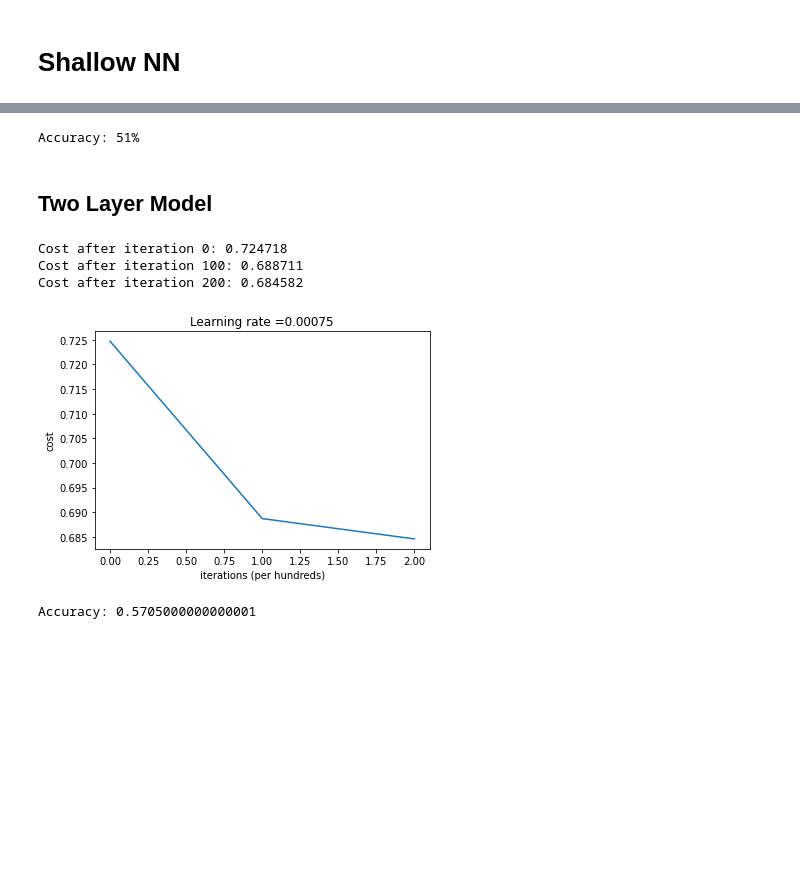
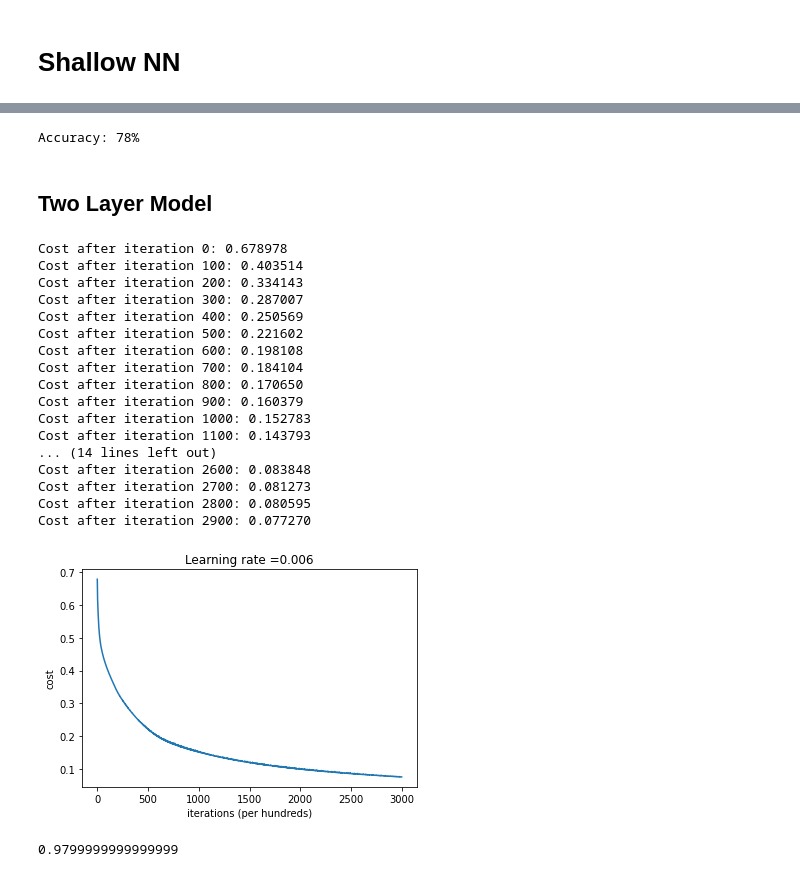
Before and after one commit to capt2101akash/deep_learning, a Jupyter notebook: main.ipynb, the cells around one changed output, grey strips where cells are left out. Drawn from its saved outputs; the diff is of its cells as text; code cells hidden in the pictures; blank space fills up the shorter version.

```diff
--- a/main.ipynb
+++ b/main.ipynb
@@ -5,7 +5,7 @@ import sklearn.datasets
 import sklearn.linear_model
 from PIL import Image
 # %%
-train_x, train_x_log, train_y, test_x, test_y, valid_x, valid_x_log, valid_y = load_data()
+train_x, train_y, valid_x, valid_y, test_x, test_y = load_data()
 train_y = train_y.reshape(train_y.shape[0], -1).T
 train_x = train_x.T
 
@@ -108,7 +101,7 @@ def nn_model(X, Y, n_h, num_iterations = 10000, print_cost=False):
         grads = backward_propagation(parameters, cache, X, Y)
 
         # Gradient descent parameter update. Inputs: "parameters, grads". Outputs: "parameters".
-        parameters = update_parameters(parameters, grads, learning_rate=0.000003)
+        parameters = update_parameters(parameters, grads, learning_rate=0.0000001)
 
         # print(i)
         # Print the cost every 1000 iterations
@@ -124,7 +117,7 @@ def nn_model(X, Y, n_h, num_iterations = 10000, print_cost=False):
 
     return parameters
 # %%
-parameters = nn_model(train_x, train_y, n_h = 4, num_iterations = 500, print_cost=True)
+parameters = nn_model(train_x, train_y, n_h = 4, num_iterations = 2000, print_cost=True)
 
 # Plot the decision boundary
 # plot_decision_boundary(lambda x: predict(parameters, x.T), X, Y)
@@ -140,11 +148,11 @@ Cost after iteration 400: 0.692812
 predictions = predict(parameters, valid_x)
 print ('Accuracy: %d' % float((np.dot(valid_y,predictions.T) + np.dot(1-valid_y,1-predictions.T))/float(valid_y.size)*100) + '%')
 # %% [output]
-Accuracy: 51%
+Accuracy: 78%
 # %% [markdown]
 ## Two Layer Model
 # %%
-def L_layer_model(X, Y, layers_dims, learning_rate = 0.00075, num_iterations = 3000, print_cost=False):#lr was 0.009
+def L_layer_model(X, Y, layers_dims, learning_rate = 0.006, num_iterations = 3000, print_cost=False):#lr was 0.009
 
     np.random.seed(1)
     costs = []                         # keep track of cost
@@ -168,8 +176,8 @@ def L_layer_model(X, Y, layers_dims, learning_rate = 0.00075, num_iterations = 3
         # Print the cost every 100 training example
         if print_cost and i % 100 == 0:
             print ("Cost after iteration %i: %f" %(i, cost))
-        if print_cost and i % 100 == 0:
-            costs.append(cost)
+        # if print_cost and i % 100 == 0:
+        costs.append(cost)
 
     # plot the cost
     plt.plot(np.squeeze(costs))
@@ -180,13 +188,29 @@ def L_layer_model(X, Y, layers_dims, learning_rate = 0.00075, num_iterations = 3
 
     return parameters
 # %%
-parameters_deep = L_layer_model(train_x, train_y, layers_dims = [19200, 7, 4, 1], num_iterations = 300, print_cost=True)
+parameters_deep = L_layer_model(train_x, train_y, layers_dims = [10800, 7, 4, 1], num_iterations = 3000, print_cost=True)
 # %% [output]
-Cost after iteration 0: 0.724718
-Cost after iteration 100: 0.688711
-Cost after iteration 200: 0.684582
+Cost after iteration 0: 0.678978
+Cost after iteration 100: 0.403514
+Cost after iteration 200: 0.334143
+Cost after iteration 300: 0.287007
+Cost after iteration 400: 0.250569
+Cost after iteration 500: 0.221602
+Cost after iteration 600: 0.198108
+Cost after iteration 700: 0.184104
+Cost after iteration 800: 0.170650
+Cost after iteration 900: 0.160379
+Cost after iteration 1000: 0.152783
+Cost after iteration 1100: 0.143793
+... (14 lines left out)
+Cost after iteration 2600: 0.083848
+Cost after iteration 2700: 0.081273
+Cost after iteration 2800: 0.080595
+Cost after iteration 2900: 0.077270
-[figure, old version]
+[figure, new version]
 # %%
-pred_train = predict_deep(valid_x, valid_y, parameters_deep)
+pred_valid = predict_deep(valid_x, valid_y, parameters_deep)
-# %% [output]
-Accuracy: 0.5705000000000001
+# %%
+pred_valid
+# %% [output]
+0.9799999999999999
```
Also changed, not shown: parts of 29 cells of this notebook, 3 other files.
